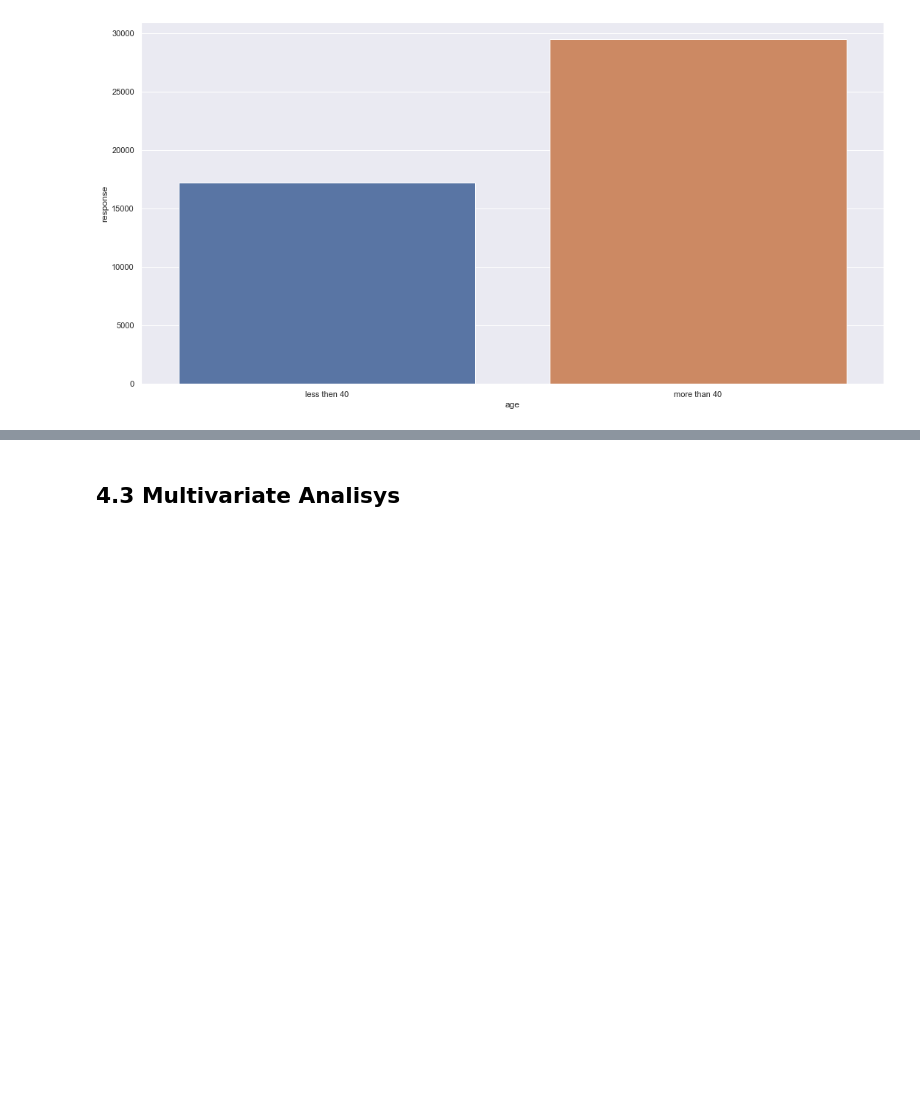
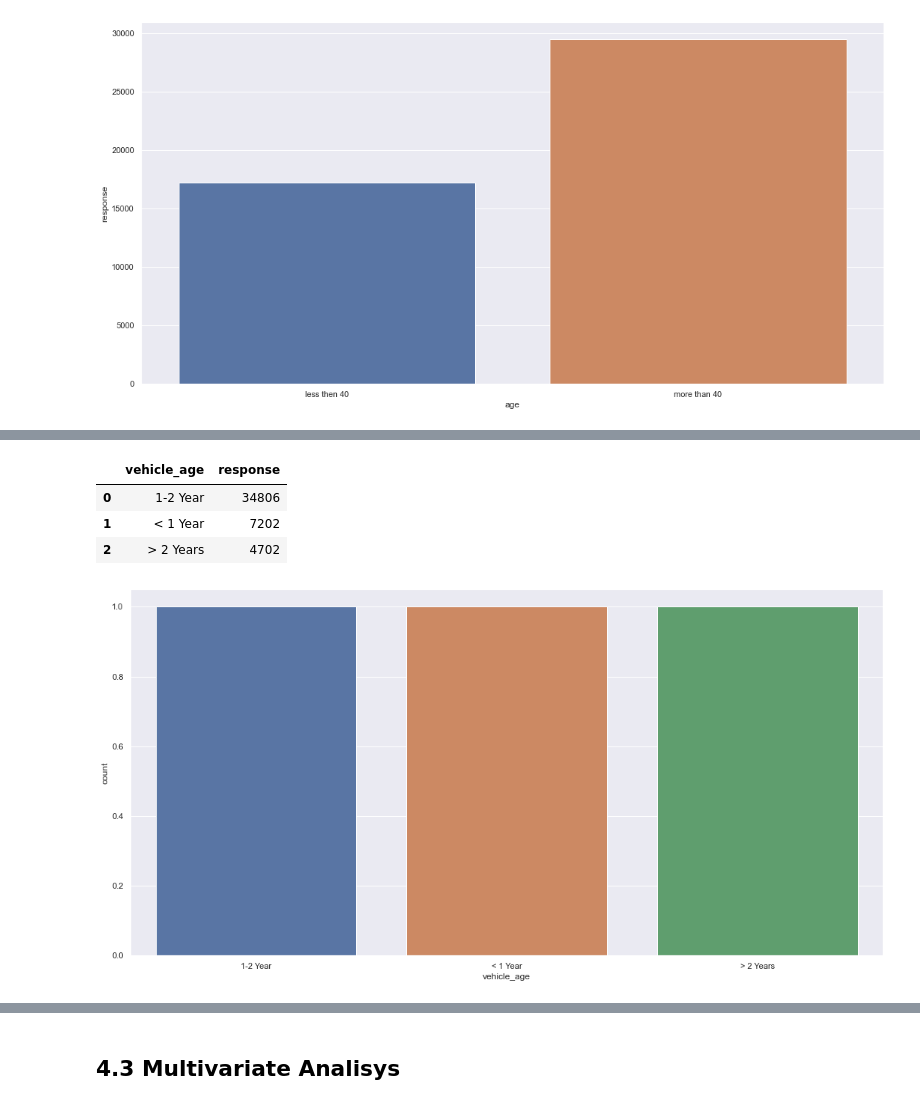
Before and after one commit to Leonardodsch/cross-sell, a Jupyter notebook: notebooks/cycle02-data_exploration-EDA.ipynb, the cells around one changed output, grey strips where cells are left out. Drawn from its saved outputs; the diff is of its cells as text; code cells hidden in the pictures; blank space fills up the shorter version.

```diff
--- a/notebooks/cycle02-data_exploration.ipynb
+++ b/notebooks/cycle02-data_exploration-EDA.ipynb
@@ -96,8 +96,8 @@ Populating the interactive namespace from numpy and matplotlib
 # %% [markdown]
 ## 0.2 Loading Data
 # %%
-df_raw = pd.read_csv('data/insurance_cross_sell.csv')
-df_raw_test = pd.read_csv('data/test.csv')
+df_raw = pd.read_csv('../data/insurance_cross_sell.csv')
+df_raw_test = pd.read_csv('../data/test.csv')
 # %% [markdown]
 # 1.0 Data Description
 # %%
@@ -184,6 +184,7 @@ dic = {1:'yes', 0:'no'}
 df1['driving_license'] =  df1['driving_license'].map(dic)
 df1['previously_insured'] = df1['previously_insured'].map(dic)
 df1['response'] = df1['response'].map(dic)
+df1['region_code'] = df1['region_code'].astype('int64')
 # %% [markdown]
 ## 1.7 Descriptive Statistical
 # %% [markdown]
@@ -235,8 +236,8 @@ df2 = df1.copy()
 ## 2.1 Feature Creation
 # %%
 # risk -  risco dos clientes precisarem usar o seguro do carro baseado na idade e se já tiveram algum acidente (carro danificado)
-df2['risk'] = df2[['age','vehicle_damage']].apply(lambda x: 'high_risk' if (x['age'] <= 30) & (x['vehicle_damage'] == 'Yes') else 'medium_risk'
-                                                  if ((x['age'] > 30) & (x['vehicle_damage'] == 'Yes') | (x['age'] <= 30) & (x['vehicle_damage'] == 'No')) else 'low_risk', axis=1)
+df2['risk'] = df2[['age','vehicle_damage']].apply(lambda x: 'high_risk' if (x['age'] <= 35) & (x['vehicle_damage'] == 'Yes') else 'medium_risk'
+                                                  if ((x['age'] > 35) & (x['vehicle_damage'] == 'Yes') | (x['age'] <= 35) & (x['vehicle_damage'] == 'No')) else 'low_risk', axis=1)
 # %% [markdown]
 ## 2.2 Hypotheses List
 # %% [markdown]
@@ -355,0 +359,13 @@ sns.barplot(x='age',y='response', data=aux1);
+# %%
+aux = df4[['vehicle_age','response']][df4['response'] == 'yes'].copy()
+aux = aux.groupby('vehicle_age').count().reset_index()
+aux
+# %% [output]
+|  | vehicle_age | response |
+| 0 | 1-2 Year | 34806 |
+| 1 | < 1 Year | 7202 |
+| 2 | > 2 Years | 4702 |
+# %%
+sns.countplot(aux['vehicle_age']);
+# %% [output]
+[figure, added]
```
Also changed, not shown: parts of 26 cells of this notebook, 1 other file.
